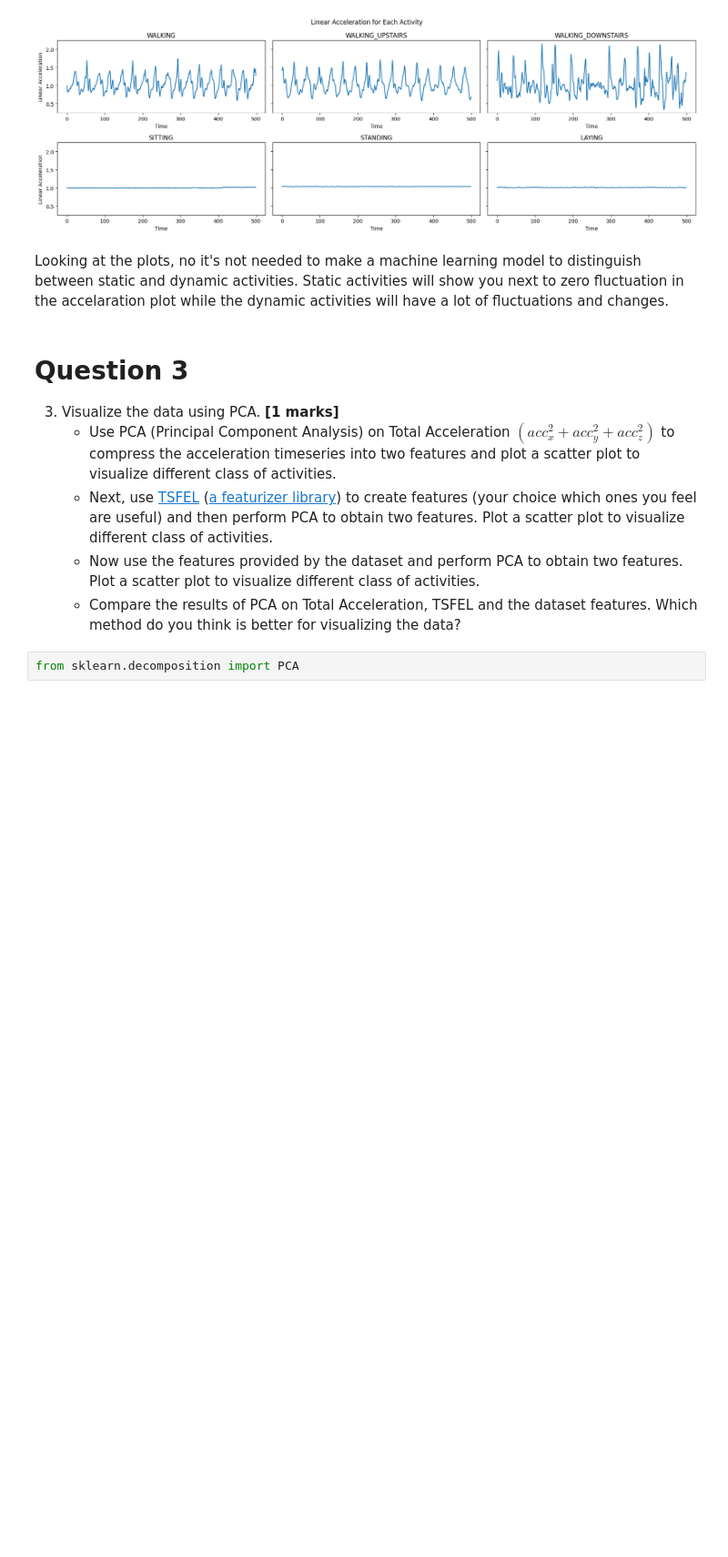
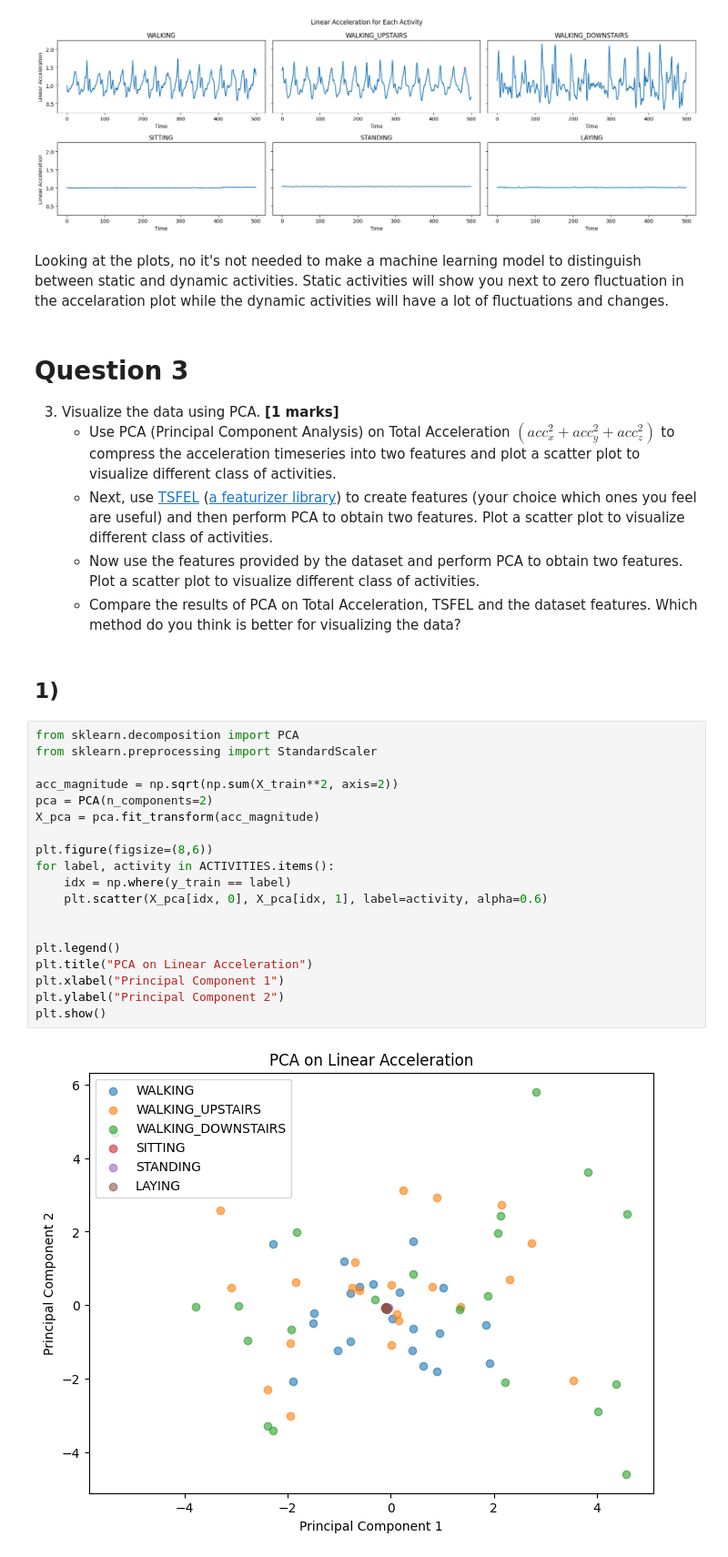
Before and after one commit to HarshJamgaonkar05/ES-335-ML-Assignment-1, a Jupyter notebook: HAR_EDA.ipynb, the cells around one changed output. Shown: that part at 91% size. Saved outputs shown, nothing was run; the diff lists cells and outputs as text; blank space fills up the shorter version.

```diff
--- a/HAR_EDA.ipynb
+++ b/HAR_EDA.ipynb
@@ -307,5 +307,26 @@ Looking at the plots, no it's not needed to make a machine learning model to dis
     *  Next, use [TSFEL](https://tsfel.readthedocs.io/en/latest/) ([a featurizer library](https://github.com/fraunhoferportugal/tsfel)) to create features (your choice which ones you feel are useful) and then perform PCA to obtain two features. Plot a scatter plot to visualize different class of activities.
     *  Now use the features provided by the dataset and perform PCA to obtain two features. Plot a scatter plot to visualize different class of activities.
     *  Compare the results of PCA on Total Acceleration, TSFEL and the dataset features. Which method do you think is better for visualizing the data?
+# %% [markdown]
+## 1)
 # %%
 from sklearn.decomposition import PCA
+from sklearn.preprocessing import StandardScaler
+
+acc_magnitude = np.sqrt(np.sum(X_train**2, axis=2))
+pca = PCA(n_components=2)
+X_pca = pca.fit_transform(acc_magnitude)
+
+plt.figure(figsize=(8,6))
+for label, activity in ACTIVITIES.items():
+    idx = np.where(y_train == label)
+    plt.scatter(X_pca[idx, 0], X_pca[idx, 1], label=activity, alpha=0.6)
+
+
+plt.legend()
+plt.title("PCA on Linear Acceleration")
+plt.xlabel("Principal Component 1")
+plt.ylabel("Principal Component 2")
+plt.show()
+# %% [output]
+[figure, added]
```
Also changed, not shown: parts of 4 cells of this notebook, 1 other file.
